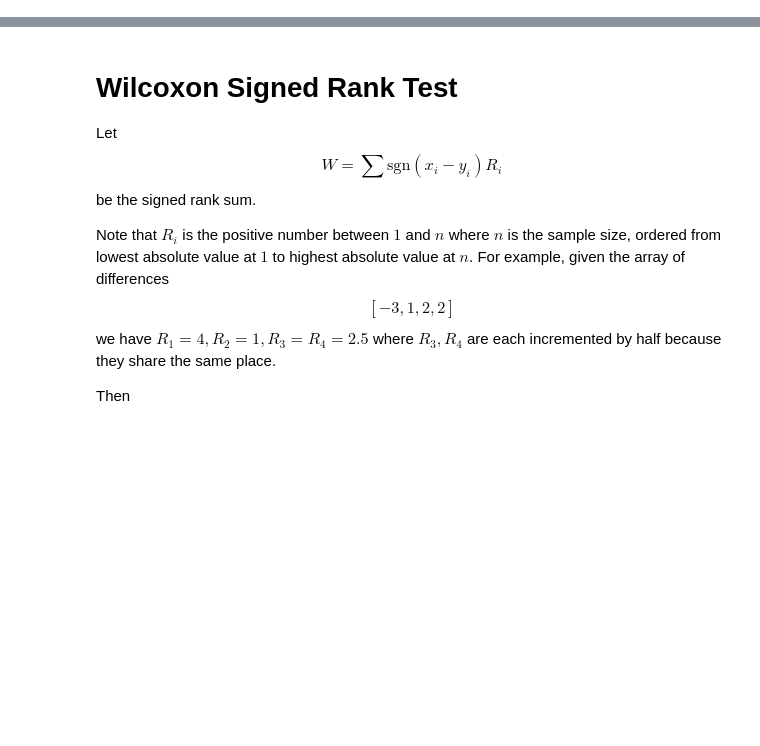
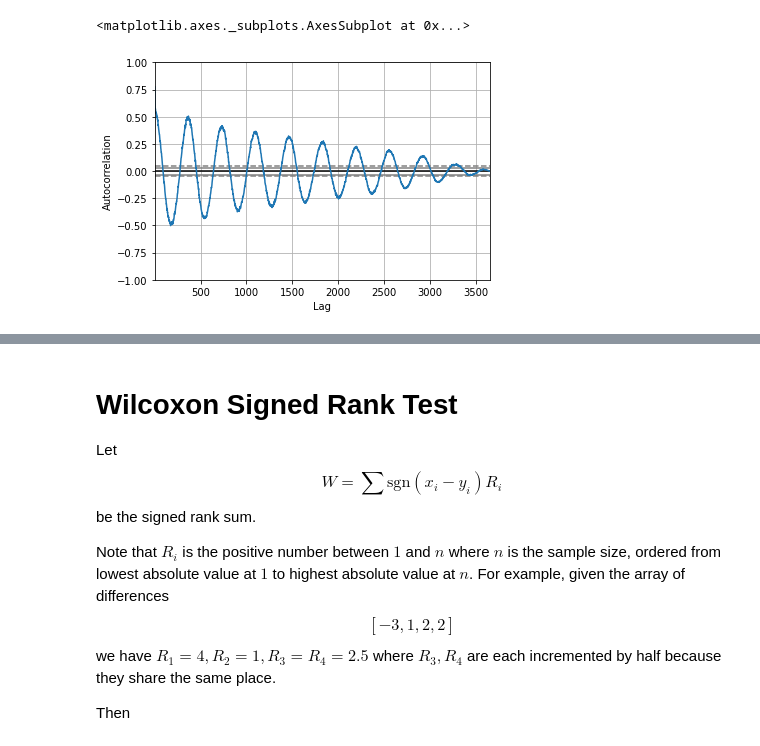
Before and after one commit to silpian/stat-tests, a Jupyter notebook: stat_functions.ipynb, the cells around one changed output, grey strips where cells are left out. Cells and saved outputs as stored; diff of their text form; code cells hidden in the pictures; blank space fills up the shorter version.

```diff
--- a/stat_functions.ipynb
+++ b/stat_functions.ipynb
@@ -5,0 +80,7 @@ import math
+# %%
+series = pd.read_csv("temp.csv", header=0, index_col=0)
+# %%
+pd.plotting.autocorrelation_plot(series)
+# %% [output]
+<matplotlib.axes._subplots.AxesSubplot at 0x...>
+[figure, added]
```
Also changed, not shown: parts of 17 cells of this notebook, 1 other file.
